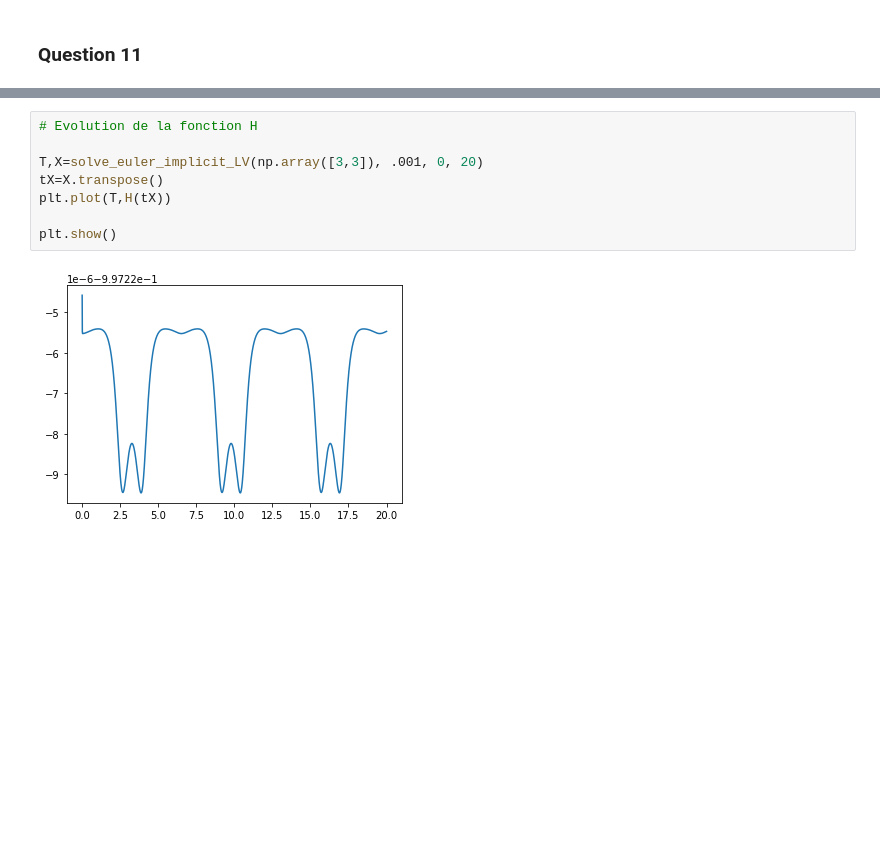
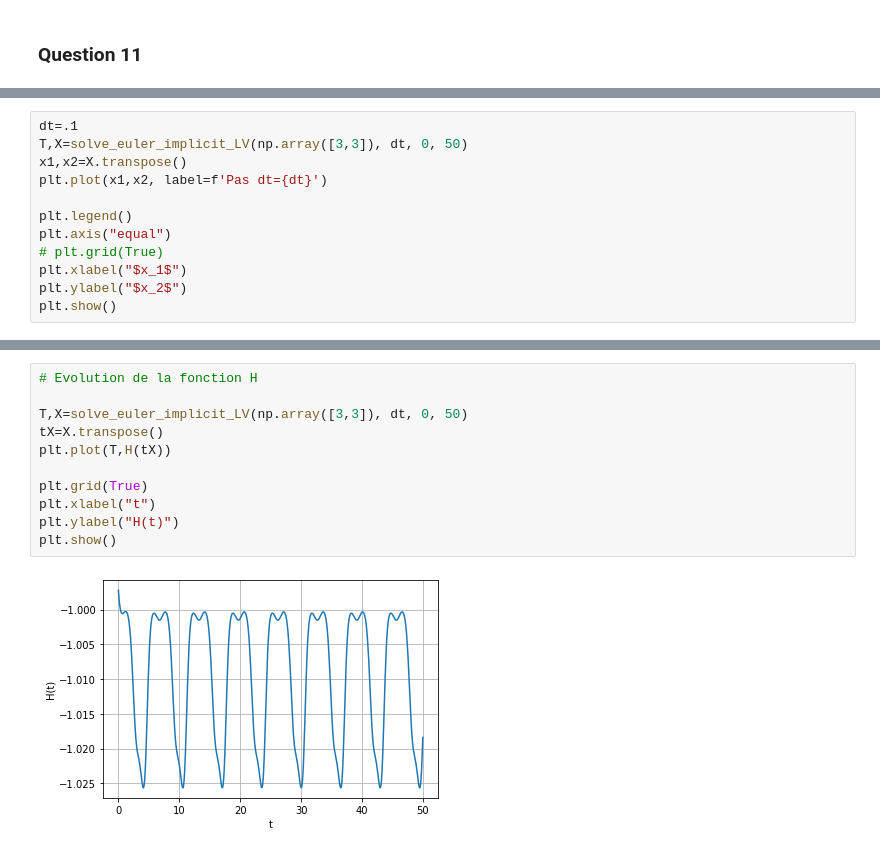
Before and after one commit to sophian-a/projet-equa-diff, a Jupyter notebook: Akkari-Blanchiet-eq-diff.ipynb, the cells around one changed output, grey strips where cells are left out. Drawn from its saved outputs; the diff is of its cells as text; blank space fills up the shorter version.

```diff
--- a/Akkari-Blanchiet-eq-diff.ipynb
+++ b/Akkari-Blanchiet-eq-diff.ipynb
@@ -207,0 +274,12 @@ k=10000
+# %%
+dt=.1
+T,X=solve_euler_implicit_LV(np.array([3,3]), dt, 0, 50)
+x1,x2=X.transpose()
+plt.plot(x1,x2, label=f'Pas dt={dt}')
+
+plt.legend()
+plt.axis("equal")
+# plt.grid(True)
+plt.xlabel("$x_1$")
+plt.ylabel("$x_2$")
+plt.show()
@@ -208,10 +288,13 @@ k=10000
 # %%
 # Evolution de la fonction H
 
-T,X=solve_euler_implicit_LV(np.array([3,3]), .001, 0, 20)
+T,X=solve_euler_implicit_LV(np.array([3,3]), dt, 0, 50)
 tX=X.transpose()
 plt.plot(T,H(tX))
 
+plt.grid(True)
+plt.xlabel("t")
+plt.ylabel("H(t)")
 plt.show()
 # %% [output]
-[figure, old version]
+[figure, new version]
```
Also changed, not shown: parts of 16 cells of this notebook.
